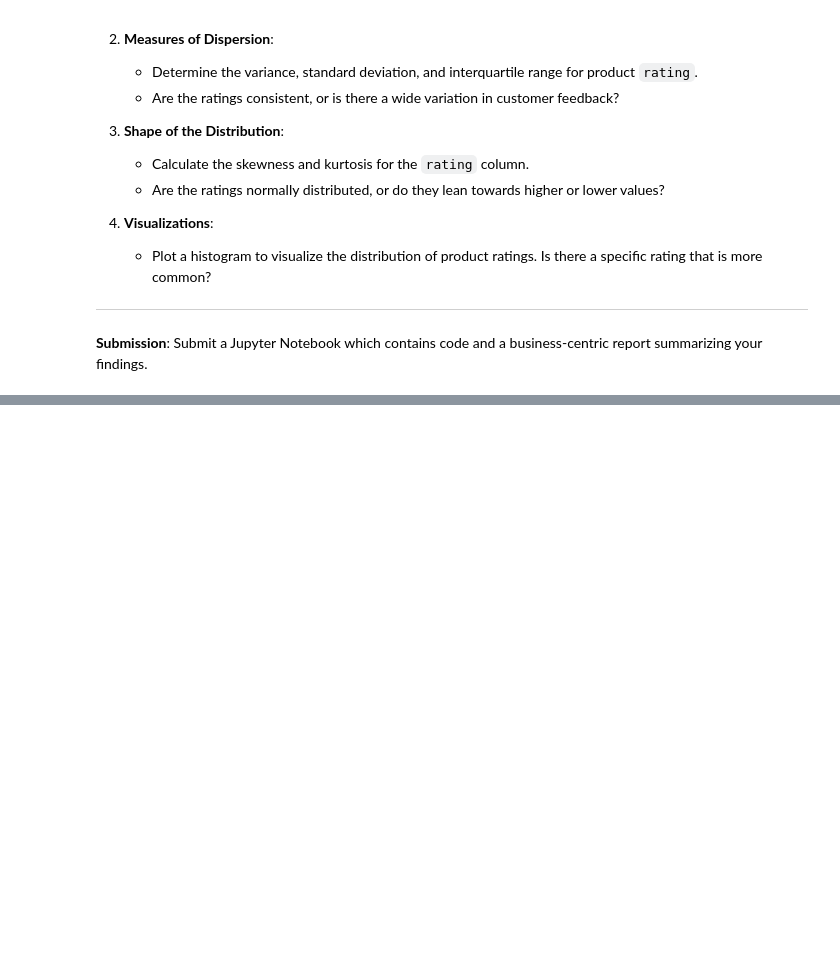
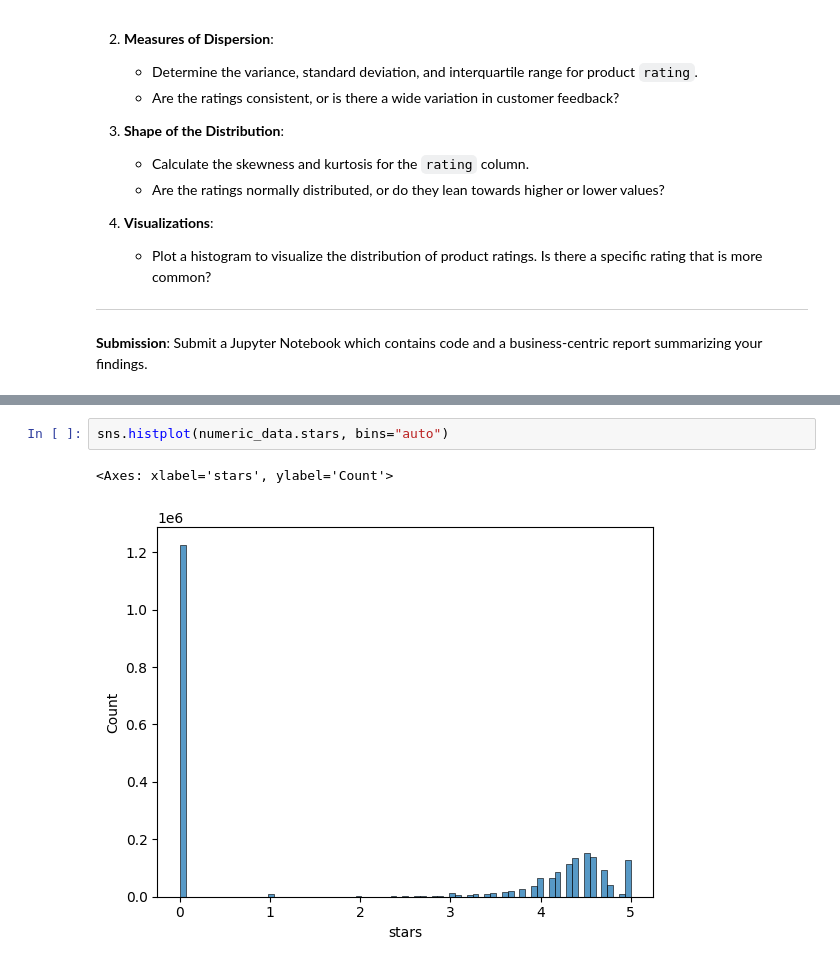
Before and after one commit to data-bootcamp-v4/lab-eda-univariate, a Jupyter notebook: eda-notebook.ipynb, the cells around one changed output, grey strips where cells are left out. Drawn from its saved outputs; the diff is of its cells as text; blank space fills up the shorter version.

```diff
--- a/eda-notebook.ipynb
+++ b/eda-notebook.ipynb
@@ -412,0 +550,5 @@ the outliers to properly analyze the data.
+# %%
+sns.histplot(numeric_data.stars, bins="auto")
+# %% [output]
+<Axes: xlabel='stars', ylabel='Count'>
+[figure, added]
```
Also changed, not shown: parts of 8 cells of this notebook.
